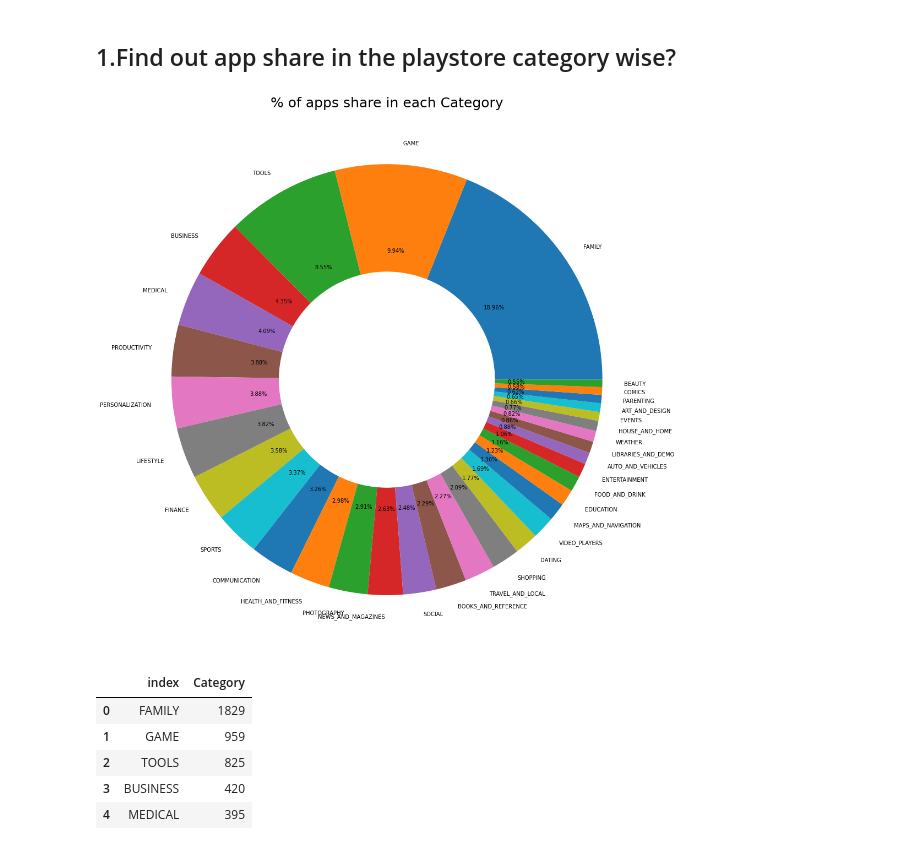
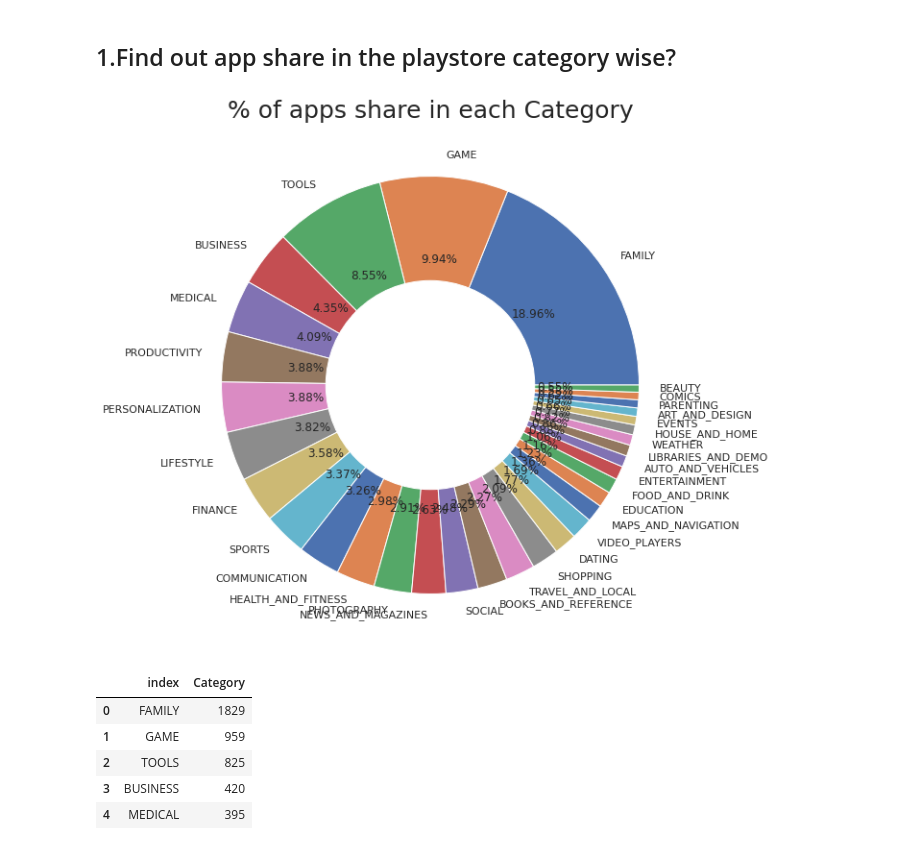
Before and after one commit to avigangarde/Google-Playstore-Analysis-, a Jupyter notebook: Play_Store_App_Review_Analysis_Capstone_Project.ipynb, the cells around one changed output. Saved outputs shown, nothing was run; the diff lists cells and outputs as text; code cells hidden in the pictures.

```diff
--- a/Play_Store_App_Review_Analysis_Capstone_Project.ipynb
+++ b/Play_Store_App_Review_Analysis_Capstone_Project.ipynb
@@ -626,15 +626,15 @@ We can now examine this data flow and create user-friendly visuals.
 ## 1.Find out app share in the playstore category wise?
 # %%
 #Category
-plt.figure(figsize=(18,18))
+plt.figure(figsize=(10,10))
 plt.pie(ps_df.Category.value_counts(), labels=ps_df.Category.value_counts().index, autopct='%1.2f%%')
 my_circle = plt.Circle( (0,0), 0.50, color='white')
 p=plt.gcf()
 p.gca().add_artist(my_circle)
 plt.title('% of apps share in each Category', fontsize = 25)
 plt.show()
 # %% [output]
-[figure, old version]
+[figure, new version]
 # %%
 # We also rank in the top five categories.
 top5_categories=ps_df['Category'].value_counts(ascending=False).head().reset_index()
```
Also changed, not shown: parts of 11 cells of this notebook.
